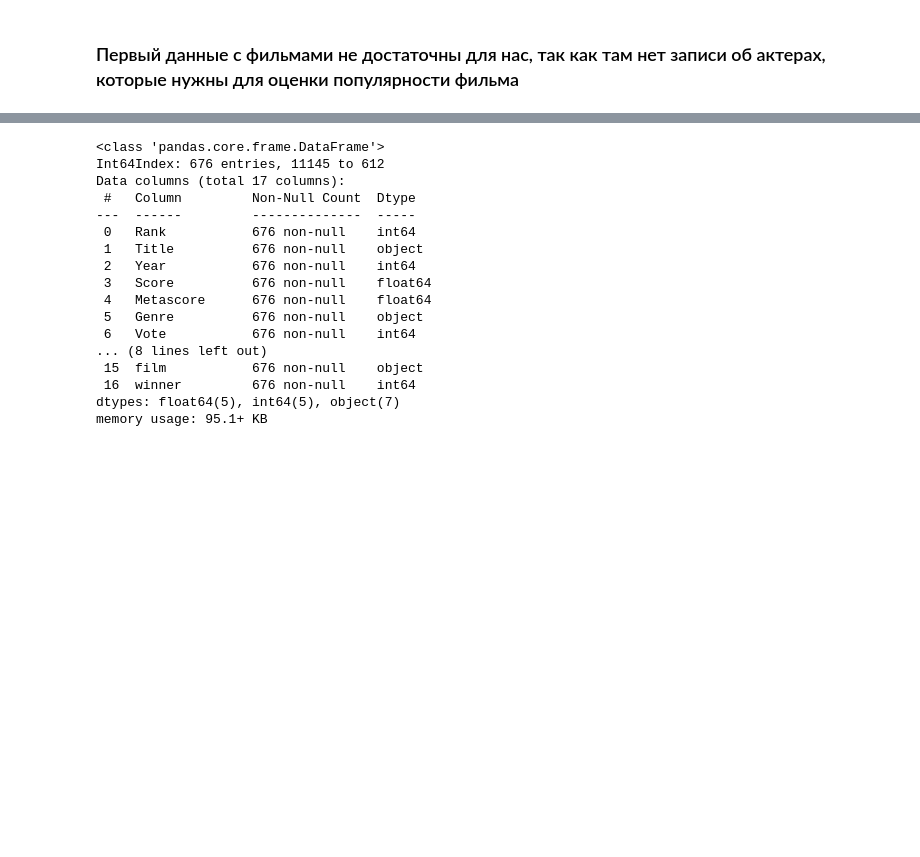
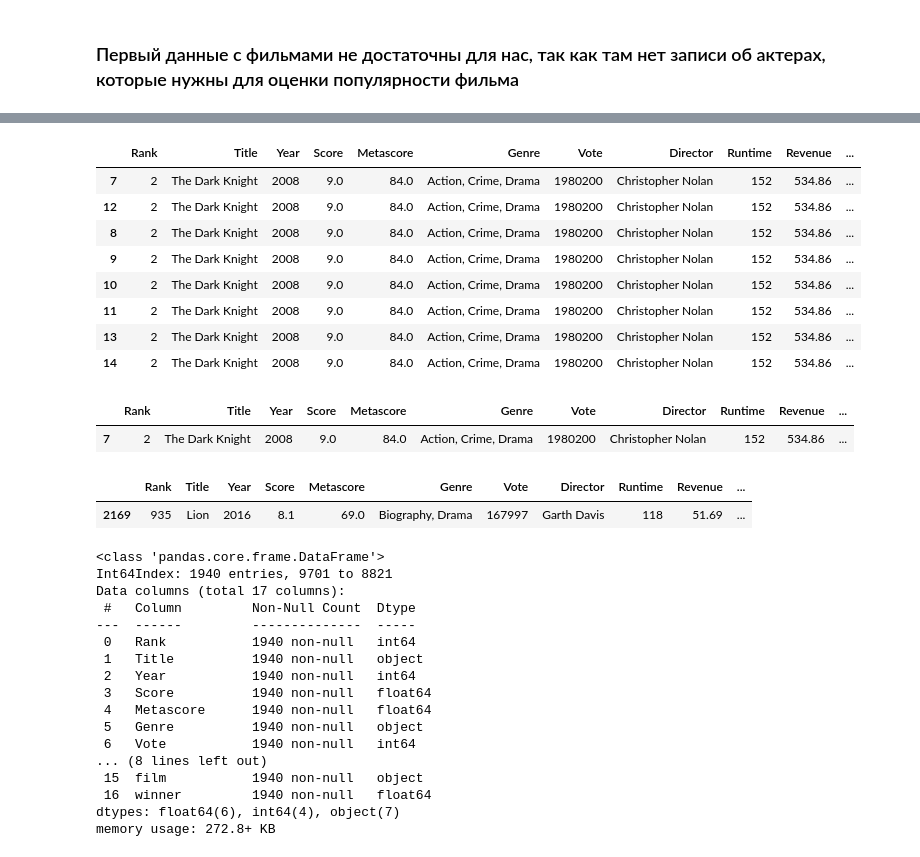
Before and after one commit to UlianaY/FilmsProject, a Jupyter notebook: FilmProject.ipynb, the cells around one changed output, grey strips where cells are left out. Drawn from its saved outputs; the diff is of its cells as text; code cells hidden in the pictures; blank space fills up the shorter version.

```diff
--- a/FilmProject.ipynb
+++ b/FilmProject.ipynb
@@ -51,0 +52,16 @@ fulltable.head()
+# %%
+# заменяем на 1 и 0 в таблице винера
+d = {False : 0, True : 1}
+fulltable['winner'] = fulltable['winner'].map(d)
+
+#находим индексы строк которые нужно заполнить
+all_indexes = fulltable[fulltable.winner.isnull()].index
+fulltable.loc[all_indexes, 'year_film':'winner'] = -1
+# %%
+metascore_indexes = fulltable[fulltable.Metascore.isnull()].index
+fulltable.loc[metascore_indexes, 'Metascore'] = -1
+revenue_indexes = fulltable[fulltable.Revenue.isnull()].index
+fulltable.loc[revenue_indexes, 'Revenue'] = -1
+director_indexes = fulltable[fulltable.Director.isnull()].index
+fulltable.loc[director_indexes, 'Director'] = 'No info'
+fulltable.info()
@@ -52,23 +86,47 @@ fulltable.head()
+# %%
+newtable=fulltable.sort_values(by=['Title', 'winner'], ascending=[True, False])
+newtable[newtable['Title'] == 'The Dark Knight']
+# %% [output]
+|  | Rank | Title | Year | Score | Metascore | Genre | Vote | Director | Runtime | Revenue | ... |
+| 7 | 2 | The Dark Knight | 2008 | 9.0 | 84.0 | Action, Crime, Drama | 1980200 | Christopher Nolan | 152 | 534.86 | ... |
+| 12 | 2 | The Dark Knight | 2008 | 9.0 | 84.0 | Action, Crime, Drama | 1980200 | Christopher Nolan | 152 | 534.86 | ... |
+| 8 | 2 | The Dark Knight | 2008 | 9.0 | 84.0 | Action, Crime, Drama | 1980200 | Christopher Nolan | 152 | 534.86 | ... |
+| 9 | 2 | The Dark Knight | 2008 | 9.0 | 84.0 | Action, Crime, Drama | 1980200 | Christopher Nolan | 152 | 534.86 | ... |
+| 10 | 2 | The Dark Knight | 2008 | 9.0 | 84.0 | Action, Crime, Drama | 1980200 | Christopher Nolan | 152 | 534.86 | ... |
+| 11 | 2 | The Dark Knight | 2008 | 9.0 | 84.0 | Action, Crime, Drama | 1980200 | Christopher Nolan | 152 | 534.86 | ... |
+| 13 | 2 | The Dark Knight | 2008 | 9.0 | 84.0 | Action, Crime, Drama | 1980200 | Christopher Nolan | 152 | 534.86 | ... |
+| 14 | 2 | The Dark Knight | 2008 | 9.0 | 84.0 | Action, Crime, Drama | 1980200 | Christopher Nolan | 152 | 534.86 | ... |
+# %%
+newtable.drop_duplicates(subset ="Title",
+                     keep = 'first', inplace = True)
+newtable[newtable['Title'] == 'The Dark Knight']
+# %% [output]
+|  | Rank | Title | Year | Score | Metascore | Genre | Vote | Director | Runtime | Revenue | ... |
+| 7 | 2 | The Dark Knight | 2008 | 9.0 | 84.0 | Action, Crime, Drama | 1980200 | Christopher Nolan | 152 | 534.86 | ... |
+# %%
+newtable[newtable['Title'] == 'Lion']
+# %% [output]
+|  | Rank | Title | Year | Score | Metascore | Genre | Vote | Director | Runtime | Revenue | ... |
+| 2169 | 935 | Lion | 2016 | 8.1 | 69.0 | Biography, Drama | 167997 | Garth Davis | 118 | 51.69 | ... |
 # %%
 from sklearn.model_selection import train_test_split
-fulltable=fulltable.dropna()
-train, test = train_test_split(fulltable, test_size=0.2)
+train, test = train_test_split(newtable, test_size=0.2)
 test.info()
 # %% [output]
 <class 'pandas.core.frame.DataFrame'>
-Int64Index: 676 entries, 11145 to 612
+Int64Index: 1940 entries, 9701 to 8821
 Data columns (total 17 columns):
  #   Column         Non-Null Count  Dtype
 ---  ------         --------------  -----
- 0   Rank           676 non-null    int64
- 1   Title          676 non-null    object
- 2   Year           676 non-null    int64
- 3   Score          676 non-null    float64
- 4   Metascore      676 non-null    float64
- 5   Genre          676 non-null    object
- 6   Vote           676 non-null    int64
+ 0   Rank           1940 non-null   int64
+ 1   Title          1940 non-null   object
+ 2   Year           1940 non-null   int64
+ 3   Score          1940 non-null   float64
+ 4   Metascore      1940 non-null   float64
+ 5   Genre          1940 non-null   object
+ 6   Vote           1940 non-null   int64
 ... (8 lines left out)
- 15  film           676 non-null    object
- 16  winner         676 non-null    int64
-dtypes: float64(5), int64(5), object(7)
-memory usage: 95.1+ KB
+ 15  film           1940 non-null   object
+ 16  winner         1940 non-null   float64
+dtypes: float64(6), int64(4), object(7)
+memory usage: 272.8+ KB
```
Also changed, not shown: parts of 12 cells of this notebook.
